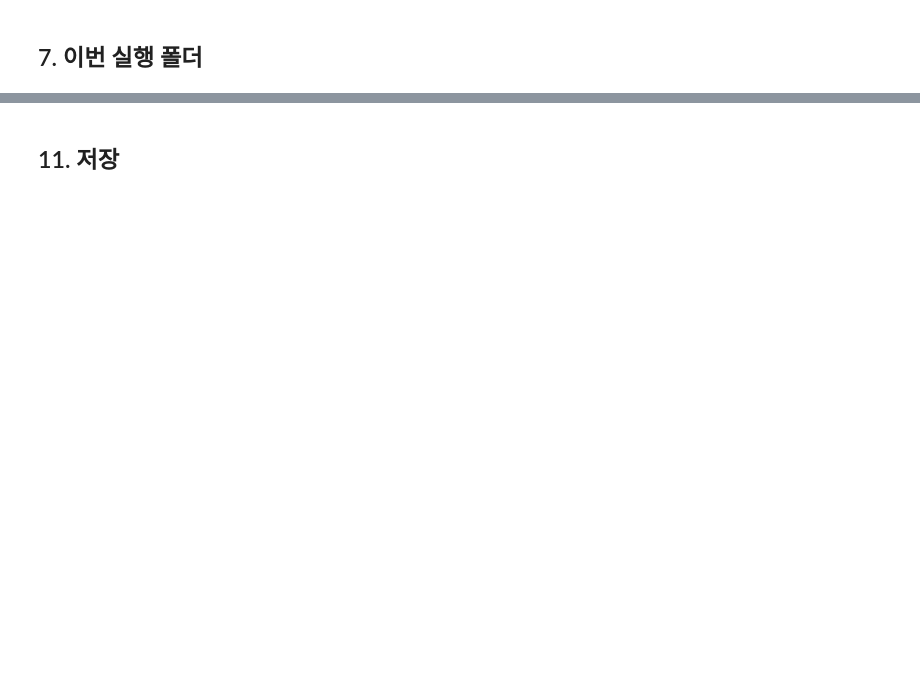
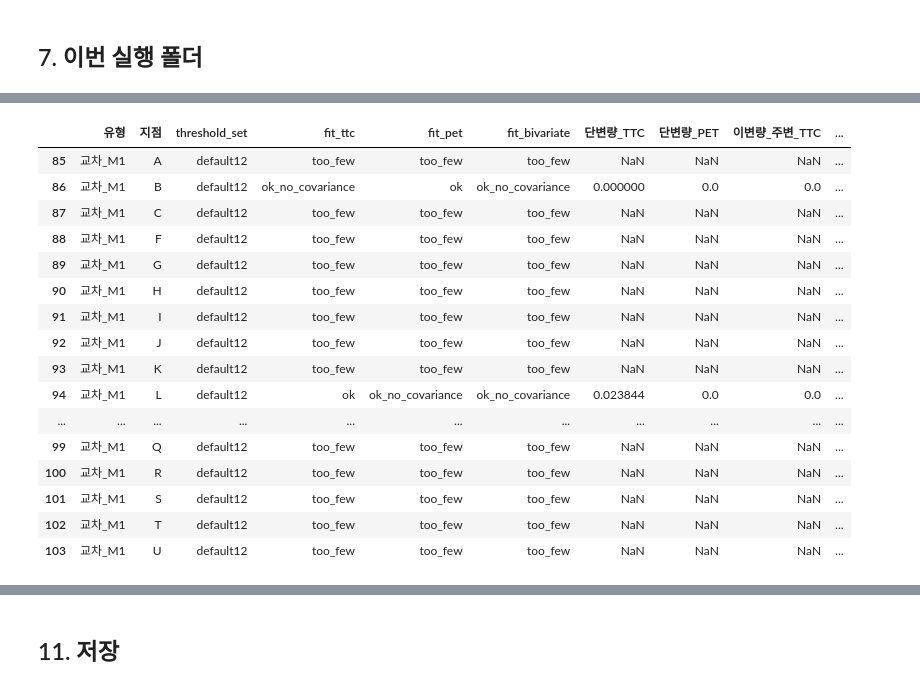
Before and after one commit to seungjoo-03/transportation-reasearch-traffic, a Jupyter notebook: analysis/06_송도_TTCPET_단변량이변량EVT.ipynb, the cells around one changed output, grey strips where cells are left out. Cells and saved outputs as stored; diff of their text form; code cells hidden in the pictures; blank space fills up the shorter version.

```diff
--- a/analysis/06_송도_TTCPET_단변량이변량EVT.ipynb
+++ b/analysis/06_송도_TTCPET_단변량이변량EVT.ipynb
@@ -52,6 +69,8 @@ print("준비 완료 | pandas", pd.__version__, "| numpy", np.__version__)
 # %%
+import time as _cell_time
+_cell_started = _cell_time.perf_counter()
 SOURCE04_ID = "20260922T182837Z_4eaba3c7"
-SOURCE05_ID = ""  # 05 마지막 셀의 실행 ID
+SOURCE05_ID = "20260924T125033Z_ffaaff43"  # 05 마지막 셀의 실행 ID
 if not SOURCE05_ID:
     raise ValueError("05 노트북 마지막 셀의 실행 ID를 SOURCE05_ID에 입력하세요.")
 PROJECT = next((p for p in [Path.cwd().resolve(), *Path.cwd().resolve().parents]
@@ -60,12 +79,19 @@ if PROJECT is None:
     raise FileNotFoundError("프로젝트 또는 analysis 폴더에서 실행하세요.")
 SOURCE04 = (PROJECT / "data/processed/songdo_structure" / SOURCE04_ID).resolve()
 SOURCE05 = (PROJECT / "data/processed/songdo_events" / SOURCE05_ID).resolve()
+GEOMETRY_ID = "20260916T134547Z_047caf90"  # 공식 segmentation 차로 폴리곤의 03 실행
+GEOMETRY_DIR = (PROJECT / "data/processed/songdo_route_geometry" / GEOMETRY_ID).resolve()
 OUTPUT_ROOT = (PROJECT / "data/processed/songdo_evt").resolve()
 FPS = 29.97
+PRESCREEN_SECONDS = 4.0  # M1 PDF p.5 / M2 PDF p.3: TTC 또는 PET < 4초 사전선별
+EXCLUDE_UTURN_M1 = True  # M1 PDF p.5 좌회전 대상 정의를 진입·진출 접근로로 대응; S06 PDF p.8 참고
 UPPER_SHARE = 0.12
 MIN_EXCEEDANCES = 30
 N_SIMULATIONS = 5000
 RANDOM_SEED = 20260923
 THRESHOLD_OVERRIDE = {}
+THRESHOLD_SETS = ["default12", "stable"]
+STATIONARY_MPS = 1.0 / 3.6
 SITES = list("ABCEFGHIJKLMNOPQRSTU")
 print("입력 04:", SOURCE04_ID, "| 입력 05:", SOURCE05_ID)
+print(f"셀 2 경과: {_cell_time.perf_counter() - _cell_started:.2f}초")
@@ -474,27 +1340,39 @@ display(bivariate_table.loc[bivariate_table["지점"].eq("ALL"), [c for c in sho
 # %%
-rows = []
-for (kind, site) in strata:
-    uni_t = uni_lookup.loc[(kind, site, "ttc")] if (kind, site, "ttc") in uni_lookup.index else None
-    uni_p = uni_lookup.loc[(kind, site, "pet")] if (kind, site, "pet") in uni_lookup.index else None
-    bi = bivariate_table.loc[bivariate_table["유형"].eq(kind) & bivariate_table["지점"].eq(site)]
-    bi = bi.iloc[0] if len(bi) else None
-    h = hours.get(site, np.nan)
+import time as _cell_time
+_cell_started = _cell_time.perf_counter()
+comparison_tables = {}
+for threshold_set in THRESHOLD_SETS:
+    rows = []
+    lookup = uni_lookups[threshold_set]
+    bi_table = bivariate_tables[threshold_set]
+    for (kind, site) in strata:
+        uni_t = lookup.loc[(kind, site, "ttc")] if (kind, site, "ttc") in lookup.index else None
+        uni_p = lookup.loc[(kind, site, "pet")] if (kind, site, "pet") in lookup.index else None
+        bi = bi_table.loc[bi_table["유형"].eq(kind) & bi_table["지점"].eq(site)]
+        bi = bi.iloc[0] if len(bi) else None
+        h = hours.get(site, np.nan)
 
-    def per_hour(row, col):
-        return float(row[col]) / h if row is not None and col in row and pd.notna(row[col]) else np.nan
+        def per_hour(row, col):
+            return float(row[col]) / h if row is not None and col in row and pd.notna(row[col]) else np.nan
 
-    rows.append({"유형": kind, "지점": site,
-                 "단변량_TTC": per_hour(uni_t, "expected_boundary_events"),
-                 "단변량_PET": per_hour(uni_p, "expected_boundary_events"),
-                 "이변량_주변_TTC": per_hour(bi, "expected_x"), "이변량_주변_PET": per_hour(bi, "expected_y"),
-                 "이변량_OR": per_hour(bi, "expected_or"), "독립결합_OR": per_hour(bi, "expected_or_independent"),
-                 "이변량_OR_하한": per_hour(bi, "expected_or_low"), "이변량_OR_상한": per_hour(bi, "expected_or_high"),
-                 "alpha": float(bi["alpha"]) if bi is not None and "alpha" in bi and pd.notna(bi["alpha"]) else np.nan,
-                 "TTC초과충분": bool(uni_t["enough_exceedances"]) if uni_t is not None and pd.notna(uni_t.get("enough_exceedances")) else False,
-                 "PET초과충분": bool(uni_p["enough_exceedances"]) if uni_p is not None and pd.notna(uni_p.get("enough_exceedances")) else False})
-comparison = pd.DataFrame(rows)
+        rows.append({"유형": kind, "지점": site, "threshold_set": threshold_set,
+                     "fit_ttc": uni_t["fit"], "fit_pet": uni_p["fit"], "fit_bivariate": bi["fit"],
+                     "단변량_TTC": per_hour(uni_t, "expected_boundary_events"),
+                     "단변량_PET": per_hour(uni_p, "expected_boundary_events"),
+                     "이변량_주변_TTC": per_hour(bi, "expected_x"), "이변량_주변_PET": per_hour(bi, "expected_y"),
+                     "이변량_OR": per_hour(bi, "expected_or"), "독립결합_OR": per_hour(bi, "expected_or_independent"),
+                     "이변량_OR_하한": per_hour(bi, "expected_or_low"), "이변량_OR_상한": per_hour(bi, "expected_or_high"),
+                     "alpha": float(bi["alpha"]) if bi is not None and "alpha" in bi and pd.notna(bi["alpha"]) else np.nan,
+                     "TTC초과충분": bool(uni_t["enough_exceedances"]) if uni_t is not None and pd.notna(uni_t.get("enough_exceedances")) else False,
+                     "PET초과충분": bool(uni_p["enough_exceedances"]) if uni_p is not None and pd.notna(uni_p.get("enough_exceedances")) else False})
+    table = pd.DataFrame(rows)
+    comparison_tables[threshold_set] = table
+    save_csv(table, RUN_DIR / f"comparison_per_hour_{threshold_set}.csv")
+    print(threshold_set, "시간당 비교")
+    display(table.loc[table["지점"].eq("ALL")].round(6))
+    display(table.loc[table["지점"].ne("ALL") & table["유형"].eq("교차_M1")].round(6))
+comparison = comparison_tables["default12"]
 save_csv(comparison, RUN_DIR / "comparison_per_hour.csv")
 print("시간당 0초 경계 도달 추정(외삽) — 사고 건수가 아님")
-display(comparison.loc[comparison["지점"].eq("ALL")].round(6))
-print("지점별 표(초과 표본 충분 여부 포함)는 comparison_per_hour.csv에 있습니다.")
-display(comparison.loc[comparison["지점"].ne("ALL") & comparison["유형"].eq("교차_M1")].round(6))
+print(f"셀 10 경과: {_cell_time.perf_counter() - _cell_started:.2f}초")
+# %% [output]
@@ -500,0 +1387,17 @@ display(comparison.loc[comparison["지점"].ne("ALL") & comparison["유형"].eq(
+|  | 유형 | 지점 | threshold_set | fit_ttc | fit_pet | fit_bivariate | 단변량_TTC | 단변량_PET | 이변량_주변_TTC | ... |
+| 85 | 교차_M1 | A | default12 | too_few | too_few | too_few | NaN | NaN | NaN | ... |
+| 86 | 교차_M1 | B | default12 | ok_no_covariance | ok | ok_no_covariance | 0.000000 | 0.0 | 0.0 | ... |
+| 87 | 교차_M1 | C | default12 | too_few | too_few | too_few | NaN | NaN | NaN | ... |
+| 88 | 교차_M1 | F | default12 | too_few | too_few | too_few | NaN | NaN | NaN | ... |
+| 89 | 교차_M1 | G | default12 | too_few | too_few | too_few | NaN | NaN | NaN | ... |
+| 90 | 교차_M1 | H | default12 | too_few | too_few | too_few | NaN | NaN | NaN | ... |
+| 91 | 교차_M1 | I | default12 | too_few | too_few | too_few | NaN | NaN | NaN | ... |
+| 92 | 교차_M1 | J | default12 | too_few | too_few | too_few | NaN | NaN | NaN | ... |
+| 93 | 교차_M1 | K | default12 | too_few | too_few | too_few | NaN | NaN | NaN | ... |
+| 94 | 교차_M1 | L | default12 | ok | ok_no_covariance | ok_no_covariance | 0.023844 | 0.0 | 0.0 | ... |
+| ... | ... | ... | ... | ... | ... | ... | ... | ... | ... | ... |
+| 99 | 교차_M1 | Q | default12 | too_few | too_few | too_few | NaN | NaN | NaN | ... |
+| 100 | 교차_M1 | R | default12 | too_few | too_few | too_few | NaN | NaN | NaN | ... |
+| 101 | 교차_M1 | S | default12 | too_few | too_few | too_few | NaN | NaN | NaN | ... |
+| 102 | 교차_M1 | T | default12 | too_few | too_few | too_few | NaN | NaN | NaN | ... |
+| 103 | 교차_M1 | U | default12 | too_few | too_few | too_few | NaN | NaN | NaN | ... |
```
Also changed, not shown: parts of 18 cells of this notebook, 8 other files.
